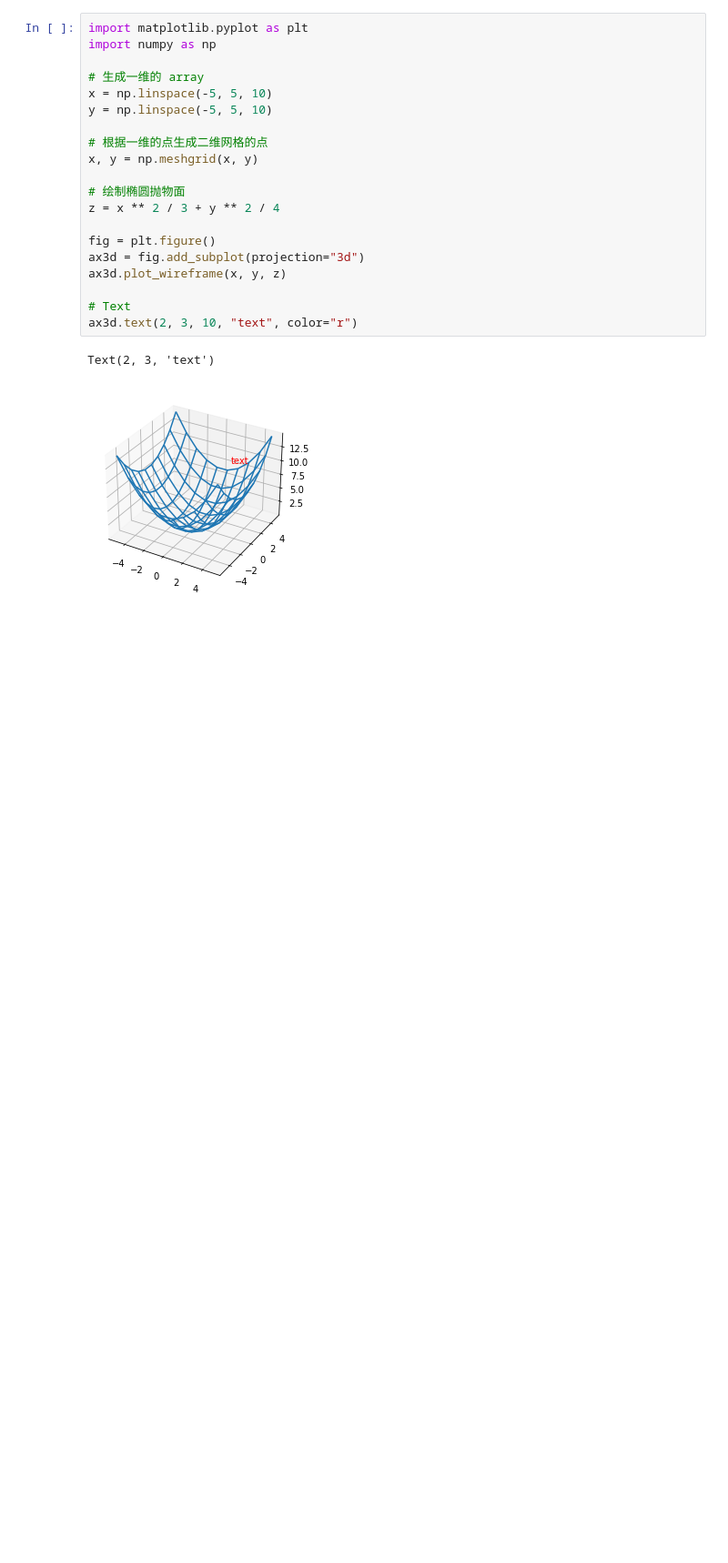
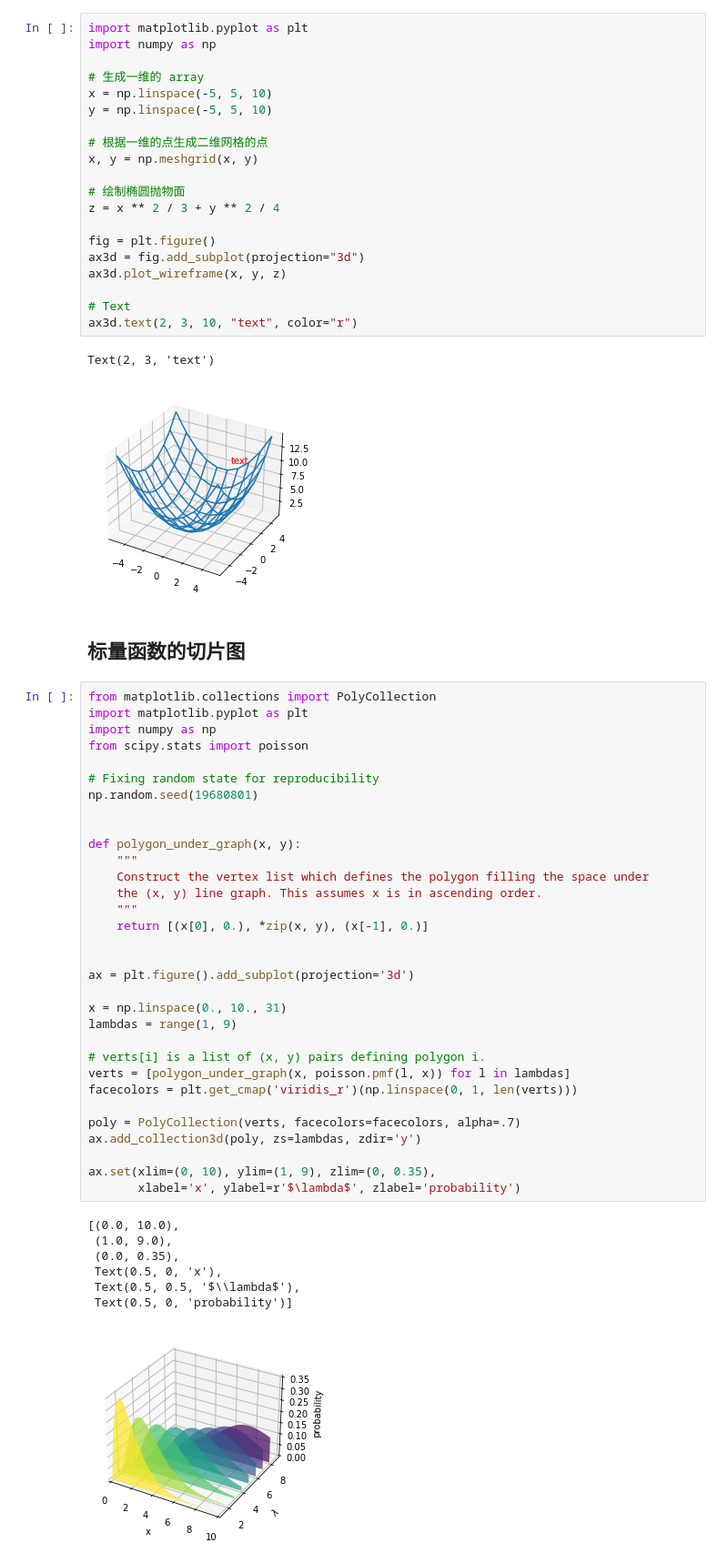
Before and after one commit to acccoco/jupyter, a Jupyter notebook: learn/mplot3d.ipynb, the cells around one changed output. Shown: that part at 91% size. Drawn from its saved outputs; the diff is of its cells as text; blank space fills up the shorter version.

```diff
--- a/learn/mplot3d.ipynb
+++ b/learn/mplot3d.ipynb
@@ -129,3 +166,45 @@ ax3d.text(2, 3, 10, "text", color="r")
 # %% [output]
 Text(2, 3, 'text')
 [figure]
+# %% [markdown]
+## 标量函数的切片图
+# %%
+from matplotlib.collections import PolyCollection
+import matplotlib.pyplot as plt
+import numpy as np
+from scipy.stats import poisson
+
+# Fixing random state for reproducibility
+np.random.seed(19680801)
+
+
+def polygon_under_graph(x, y):
+    """
+    Construct the vertex list which defines the polygon filling the space under
+    the (x, y) line graph. This assumes x is in ascending order.
+    """
+    return [(x[0], 0.), *zip(x, y), (x[-1], 0.)]
+
+
+ax = plt.figure().add_subplot(projection='3d')
+
+x = np.linspace(0., 10., 31)
+lambdas = range(1, 9)
+
+# verts[i] is a list of (x, y) pairs defining polygon i.
+verts = [polygon_under_graph(x, poisson.pmf(l, x)) for l in lambdas]
+facecolors = plt.get_cmap('viridis_r')(np.linspace(0, 1, len(verts)))
+
+poly = PolyCollection(verts, facecolors=facecolors, alpha=.7)
+ax.add_collection3d(poly, zs=lambdas, zdir='y')
+
+ax.set(xlim=(0, 10), ylim=(1, 9), zlim=(0, 0.35),
+       xlabel='x', ylabel=r'$\lambda$', zlabel='probability')
+# %% [output]
+[(0.0, 10.0),
+ (1.0, 9.0),
+ (0.0, 0.35),
+ Text(0.5, 0, 'x'),
+ Text(0.5, 0.5, '$\\lambda$'),
+ Text(0.5, 0, 'probability')]
+[figure, added]
```
Also changed, not shown: parts of 2 cells of this notebook, 2 other files.
